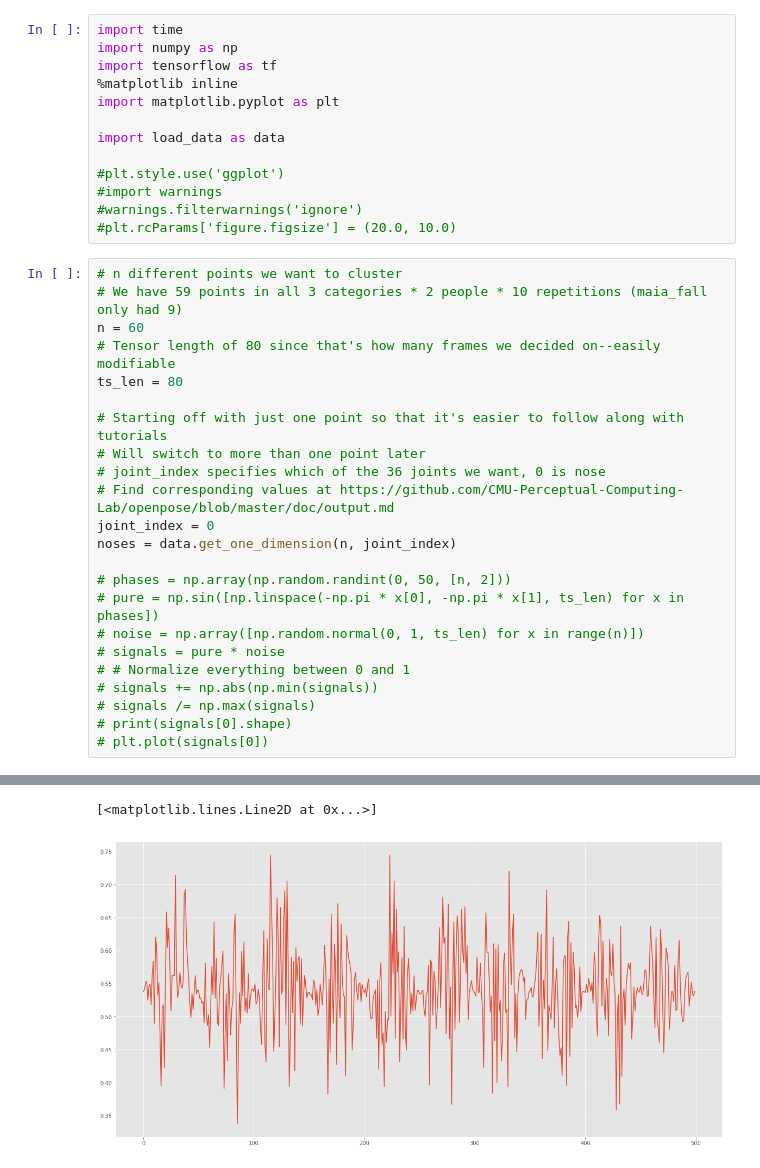
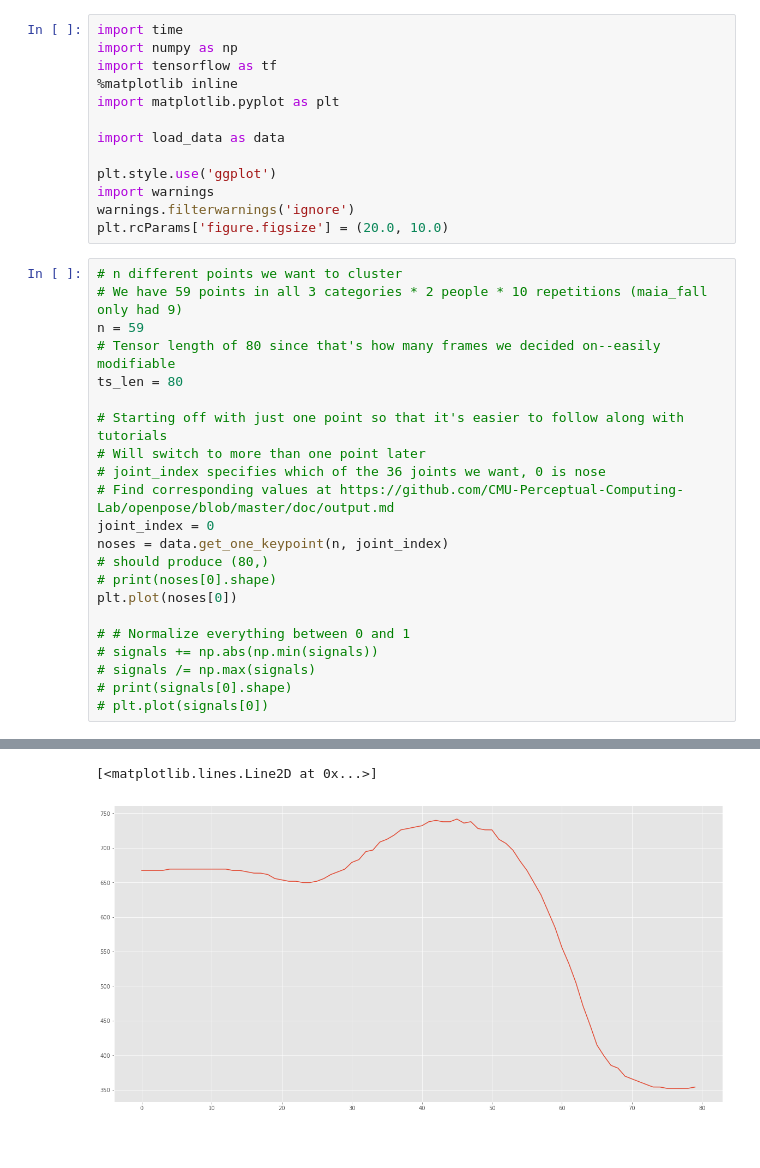
Before and after one commit to mezratty/vision_final_project, a Jupyter notebook: vision_final_project.ipynb, the cells around one changed output, grey strips where cells are left out. Drawn from its saved outputs; the diff is of its cells as text.

```diff
--- a/vision_final_project.ipynb
+++ b/vision_final_project.ipynb
@@ -7,14 +7,14 @@ import matplotlib.pyplot as plt
 
 import load_data as data
 
-#plt.style.use('ggplot')
-#import warnings
-#warnings.filterwarnings('ignore')
-#plt.rcParams['figure.figsize'] = (20.0, 10.0)
+plt.style.use('ggplot')
+import warnings
+warnings.filterwarnings('ignore')
+plt.rcParams['figure.figsize'] = (20.0, 10.0)
 # %%
 # n different points we want to cluster
 # We have 59 points in all 3 categories * 2 people * 10 repetitions (maia_fall only had 9)
-n = 60
+n = 59
 # Tensor length of 80 since that's how many frames we decided on--easily modifiable
 ts_len = 80
 
@@ -23,12 +23,11 @@ ts_len = 80
 # joint_index specifies which of the 36 joints we want, 0 is nose
 # Find corresponding values at https://github.com/CMU-Perceptual-Computing-Lab/openpose/blob/master/doc/output.md
 joint_index = 0
-noses = data.get_one_dimension(n, joint_index)
+noses = data.get_one_keypoint(n, joint_index)
+# should produce (80,)
+# print(noses[0].shape)
+plt.plot(noses[0])
 
-# phases = np.array(np.random.randint(0, 50, [n, 2]))
-# pure = np.sin([np.linspace(-np.pi * x[0], -np.pi * x[1], ts_len) for x in phases])
-# noise = np.array([np.random.normal(0, 1, ts_len) for x in range(n)])
-# signals = pure * noise
 # # Normalize everything between 0 and 1
 # signals += np.abs(np.min(signals))
 # signals /= np.max(signals)
@@ -39,5 +54,5 @@ noses = data.get_one_dimension(n, joint_index)
 [<matplotlib.lines.Line2D at 0x...>]
-[figure, old version]
+[figure, new version]
 # %%
 # MSE - mean squared error
 def euclid_dist(t1, t2):
```
Also changed, not shown: parts of 3 cells of this notebook, 1 other file.
